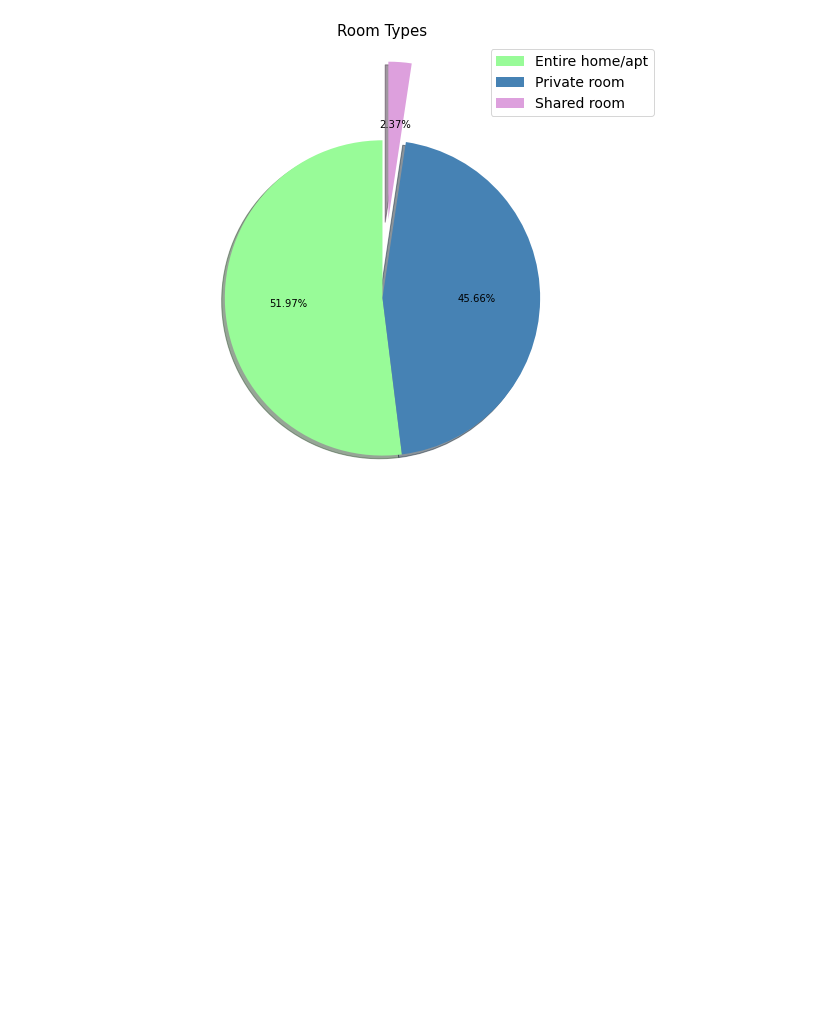
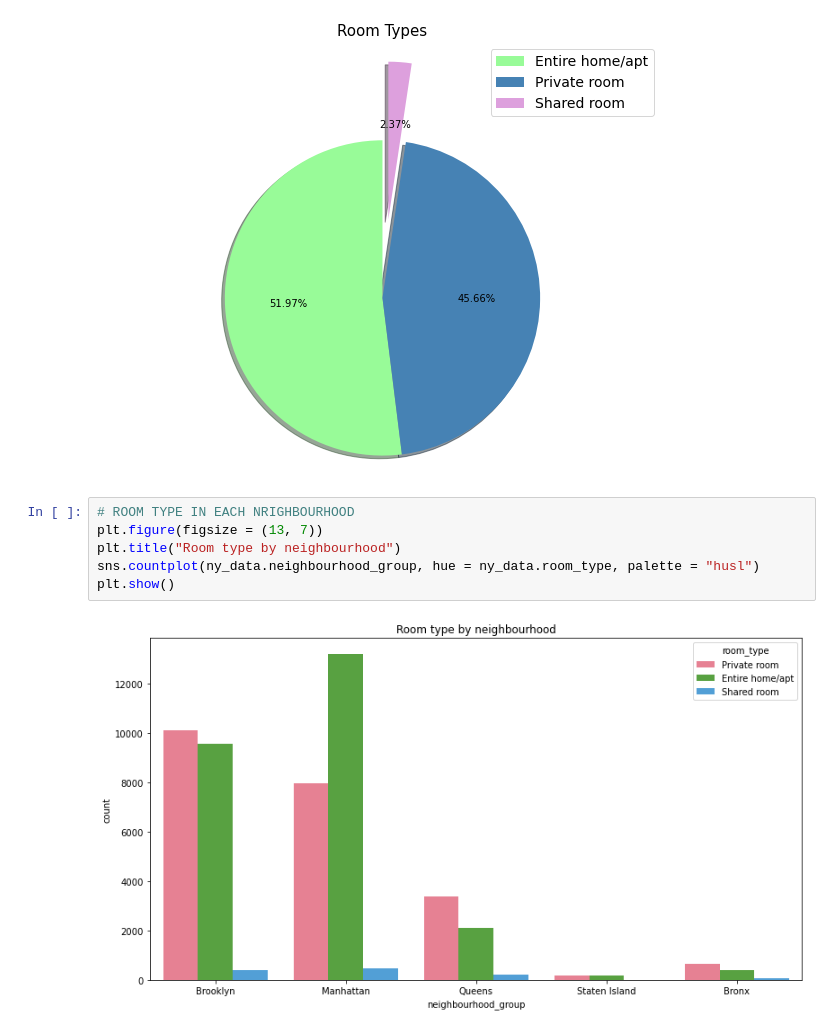
Before and after one commit to Aleksit0/EDA-Scripts, a Jupyter notebook: NewYork_Airbnb.ipynb, the cells around one changed output. Cells and saved outputs as stored; diff of their text form; blank space fills up the shorter version.

Commit message:
Added room type by neighbourhood plot

```diff
--- a/NewYork_Airbnb.ipynb
+++ b/NewYork_Airbnb.ipynb
@@ -68,3 +69,11 @@ plt.show()
 plt.close()
 # %% [output]
 [figure]
+# %%
+# ROOM TYPE IN EACH NRIGHBOURHOOD
+plt.figure(figsize = (13, 7))
+plt.title("Room type by neighbourhood")
+sns.countplot(ny_data.neighbourhood_group, hue = ny_data.room_type, palette = "husl")
+plt.show()
+# %% [output]
+[figure, added]
```
Also changed, not shown: parts of 1 cell of this notebook.
